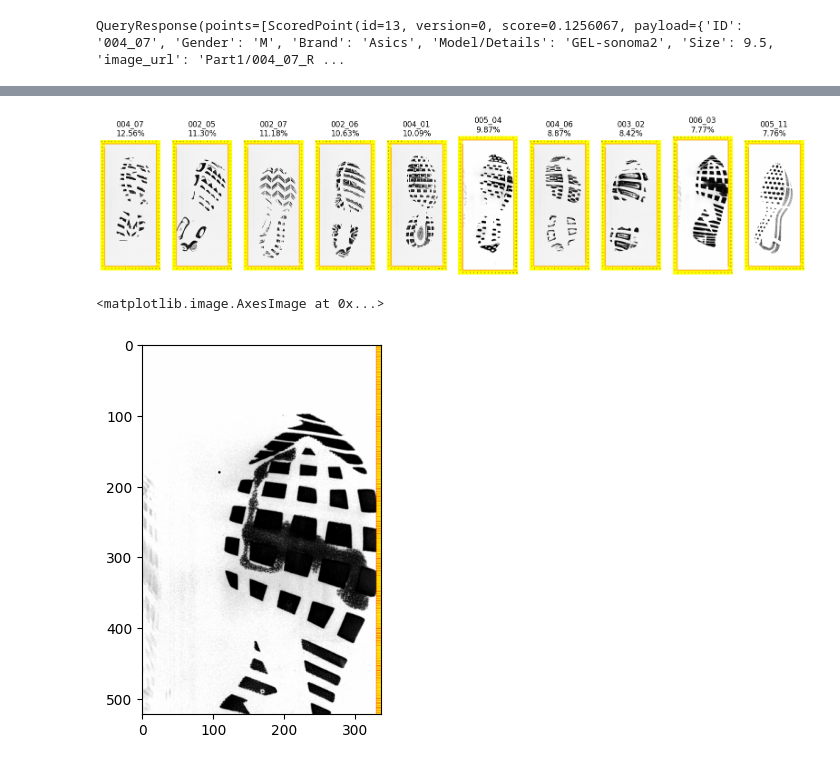
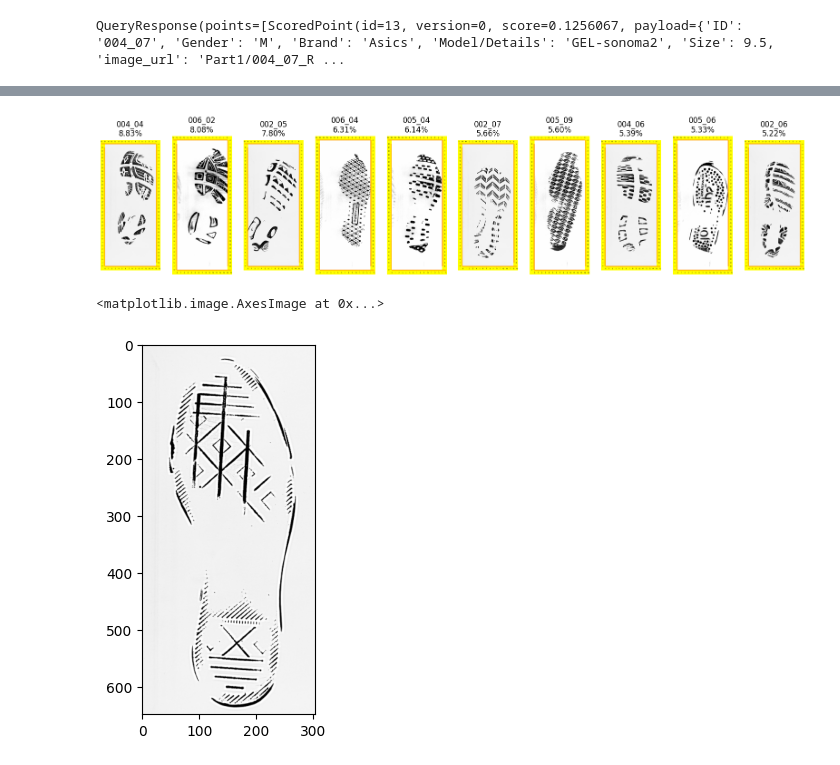
Before and after one commit to VarunNair03/SoleTruth, a Jupyter notebook: retrieval/ViT-RetrievalTest.ipynb, the cells around one changed output, grey strips where cells are left out. Drawn from its saved outputs; the diff is of its cells as text; code cells hidden in the pictures.

```diff
--- a/retrieval/ViT-RetrievalTest.ipynb
+++ b/retrieval/ViT-RetrievalTest.ipynb
@@ -101,21 +97,21 @@ return_retrived_image(search_result)
 # %%
-test  = [Image.open("../patch.png").convert("RGB")]
+test  = [Image.open("../patch_2.jpg").convert("RGB")]
 
 try:
     test_inputs = processor(test, return_tensors="pt")
     test_outputs = model(**test_inputs)
 except Exception as e:
     print(e)
 embeddings = test_outputs.last_hidden_state[:, 0, :]  # Take CLS token embedding
 
 # Convert to list
 test_embeddings = embeddings.detach().numpy().tolist()
 search_result = qclient.query_points("shoeprints_part1", query=test_embeddings[0])
 return_retrived_image(search_result)
 # %% [output]
-[figure, old version]
+[figure, new version]
 # %%
 plt.imshow(test[0])
 # %% [output]
 <matplotlib.image.AxesImage at 0x...>
-[figure, old version]
+[figure, new version]
```
Also changed, not shown: parts of 2 cells of this notebook, 1 other file.
